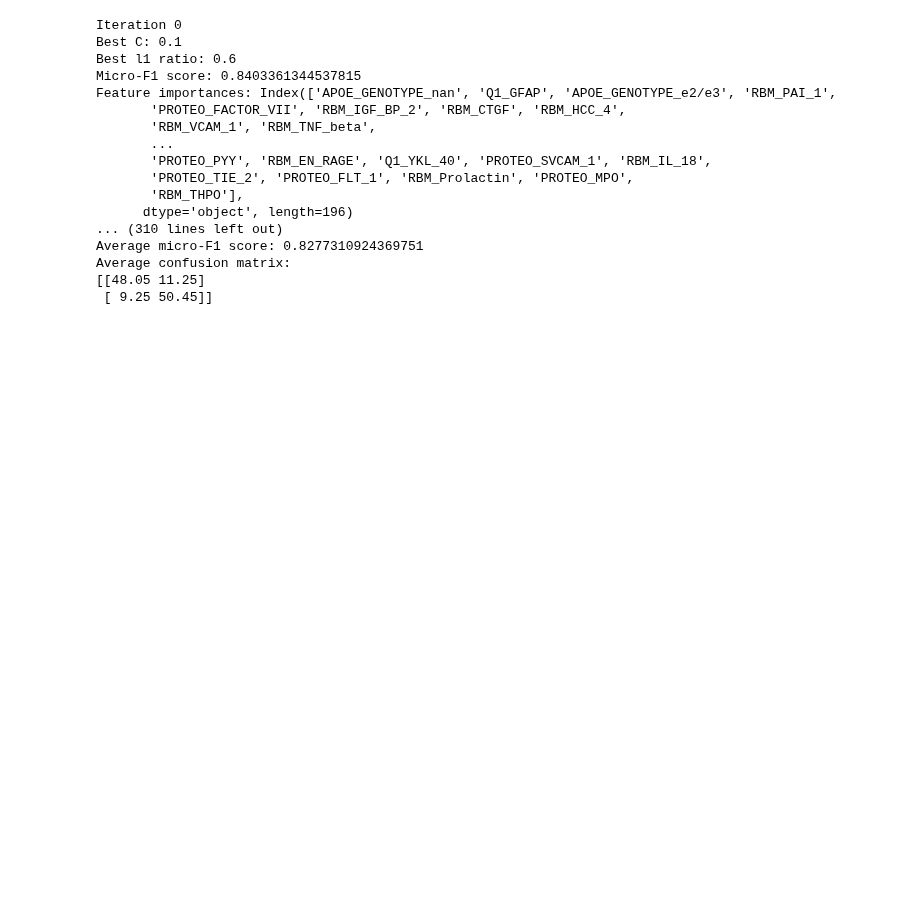
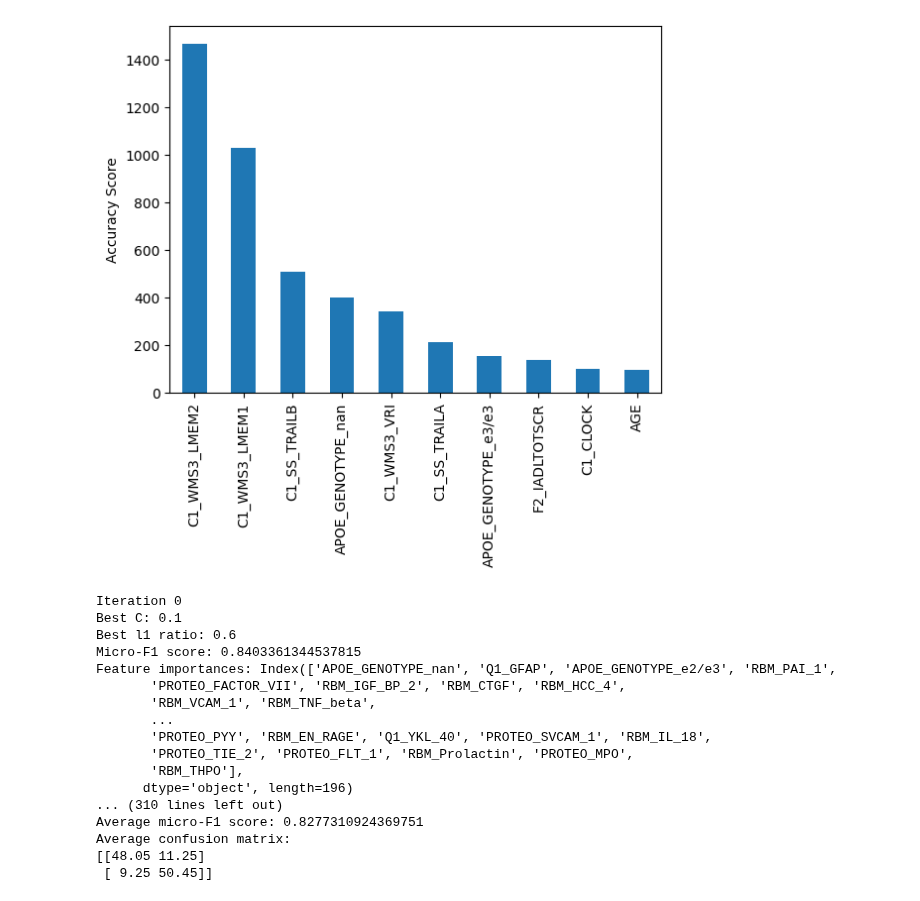
Before and after one commit to anusha1207/TARCC-Alzheimers, a Jupyter notebook: main.ipynb, the cells around one changed output. Saved outputs shown, nothing was run; the diff lists cells and outputs as text; code cells hidden in the pictures; blank space fills up the shorter version.

Commit message:
Worked on feature selection plots.

```diff
--- a/main.ipynb
+++ b/main.ipynb
@@ -56,6 +68,21 @@ import pandas as pd
 blood_only_selected_features = perform_mrmr(blood_only.drop("P1_PT_TYPE", axis=1), pd.Series(blood_only["P1_PT_TYPE"]), 100, True)
 clinical_only_selected_features = perform_mrmr(clinical_only.drop("P1_PT_TYPE", axis=1), pd.Series(clinical_only["P1_PT_TYPE"]), 100, True)
 combined_selected_features = perform_mrmr(combined.drop("P1_PT_TYPE", axis=1), pd.Series(combined["P1_PT_TYPE"]), 100, True)
+# %%
+import pandas as pd
+import matplotlib.pyplot as plt
+
+combined_selected_features, score, _ = perform_mrmr(combined.drop("P1_PT_TYPE", axis=1), pd.Series(combined["P1_PT_TYPE"]), 100, True)
+
+score = score.sort_values(ascending=False)
+score = score.head(10)
+
+ax = score.plot(kind = 'bar')
+plt.xticks(rotation = 90)
+plt.ylabel("Accuracy Score")
+plt.show()
+# %% [output]
+[figure, added]
 # %%
 run_elastic_net(blood_only, num_iters=20, pickle="Blood Only Elastic Net")
 # %%
```
Also changed, not shown: parts of 7 cells of this notebook, 5 other files.
